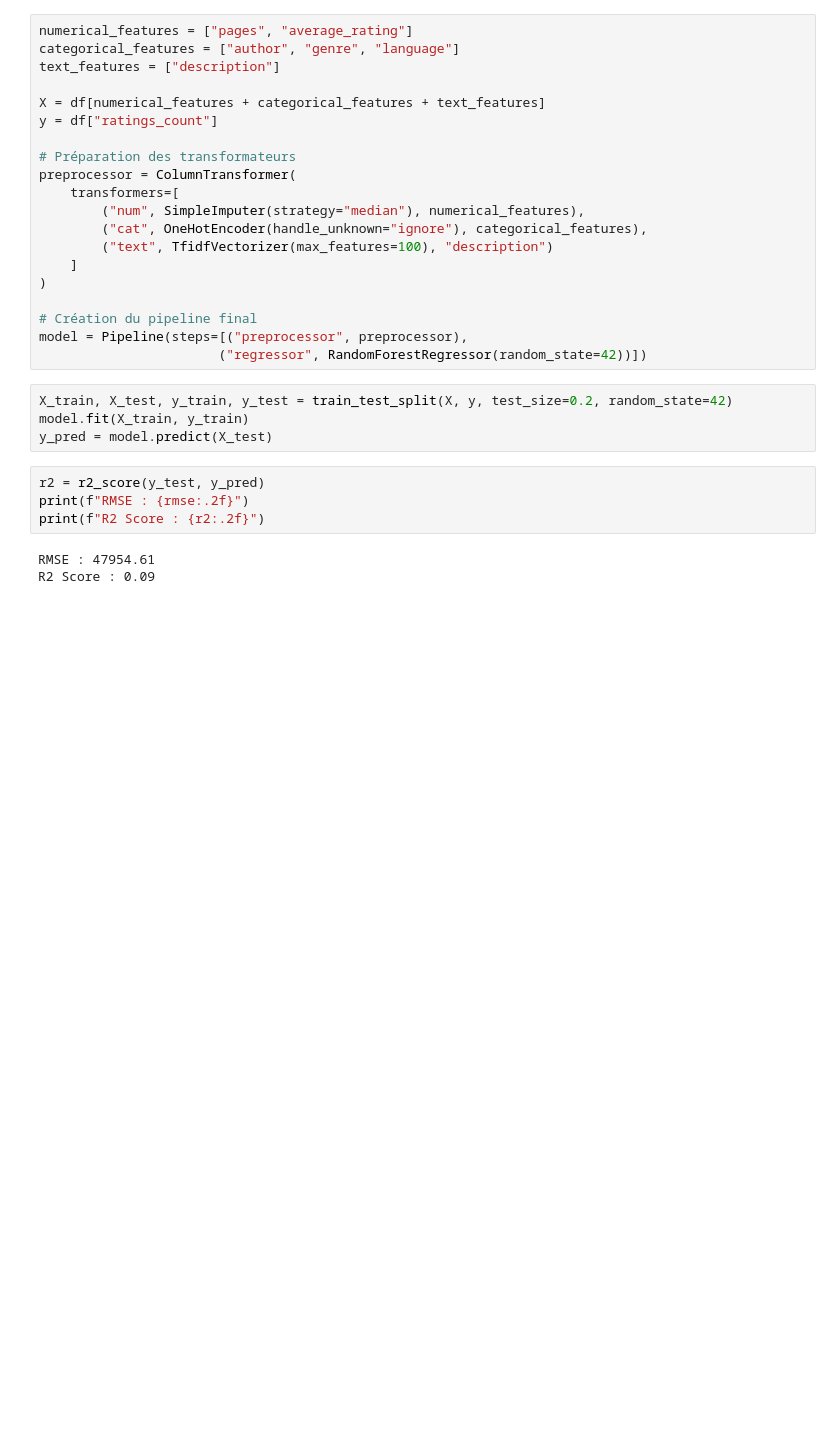
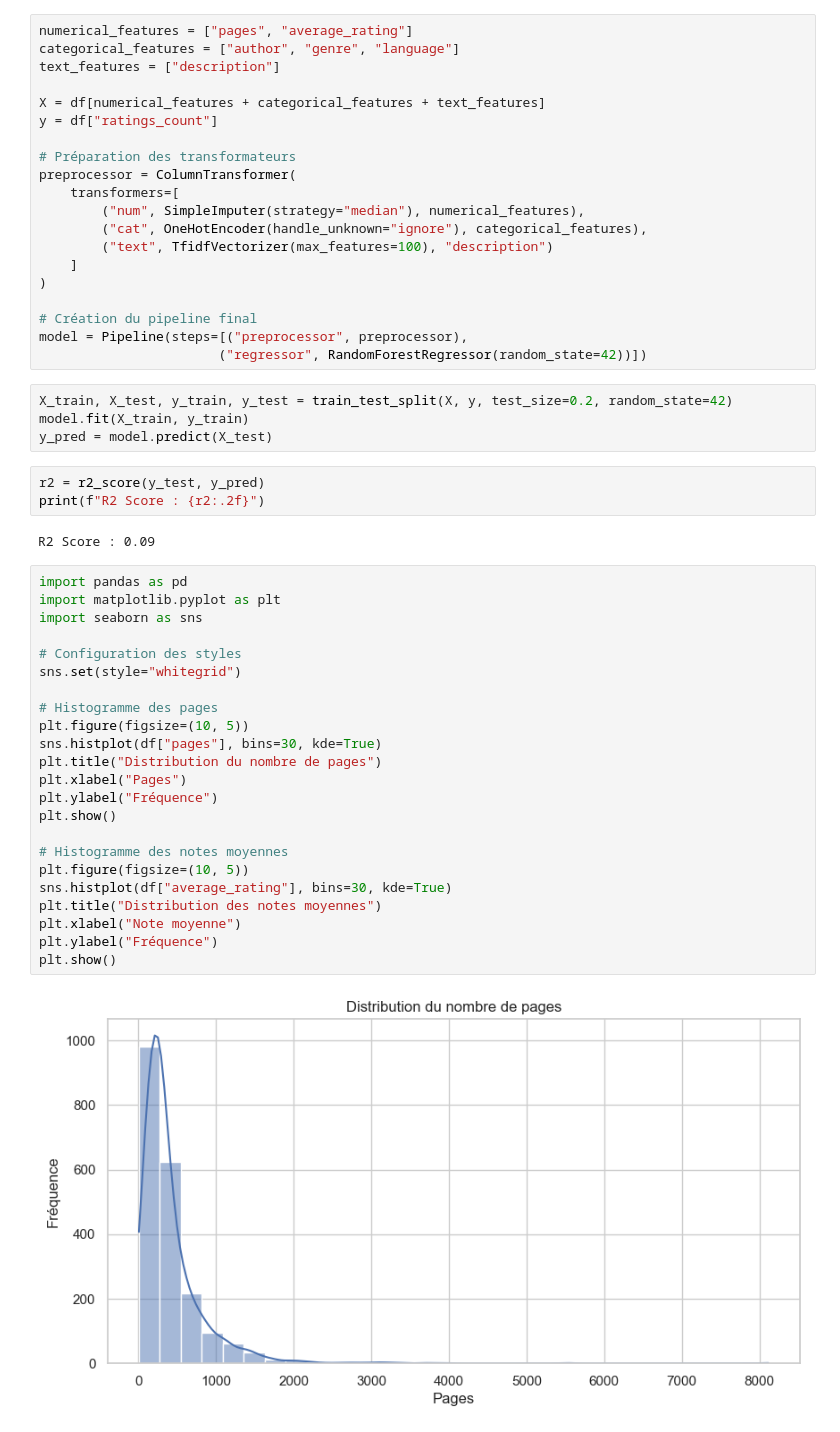
Before and after one commit to darlantane/books_ratings_model, a Jupyter notebook: script.ipynb, the cells around one changed output. Drawn from its saved outputs; the diff is of its cells as text; blank space fills up the shorter version.

```diff
--- a/script.ipynb
+++ b/script.ipynb
@@ -49,8 +49,31 @@ model.fit(X_train, y_train)
 y_pred = model.predict(X_test)
 # %%
 r2 = r2_score(y_test, y_pred)
-print(f"RMSE : {rmse:.2f}")
 print(f"R2 Score : {r2:.2f}")
 # %% [output]
-RMSE : 47954.61
 R2 Score : 0.09
+# %%
+import pandas as pd
+import matplotlib.pyplot as plt
+import seaborn as sns
+
+# Configuration des styles
+sns.set(style="whitegrid")
+
+# Histogramme des pages
+plt.figure(figsize=(10, 5))
+sns.histplot(df["pages"], bins=30, kde=True)
+plt.title("Distribution du nombre de pages")
+plt.xlabel("Pages")
+plt.ylabel("Fréquence")
+plt.show()
+
+# Histogramme des notes moyennes
+plt.figure(figsize=(10, 5))
+sns.histplot(df["average_rating"], bins=30, kde=True)
+plt.title("Distribution des notes moyennes")
+plt.xlabel("Note moyenne")
+plt.ylabel("Fréquence")
+plt.show()
+# %% [output]
+[figure, added]
```
Also changed, not shown: parts of 1 cell of this notebook.
